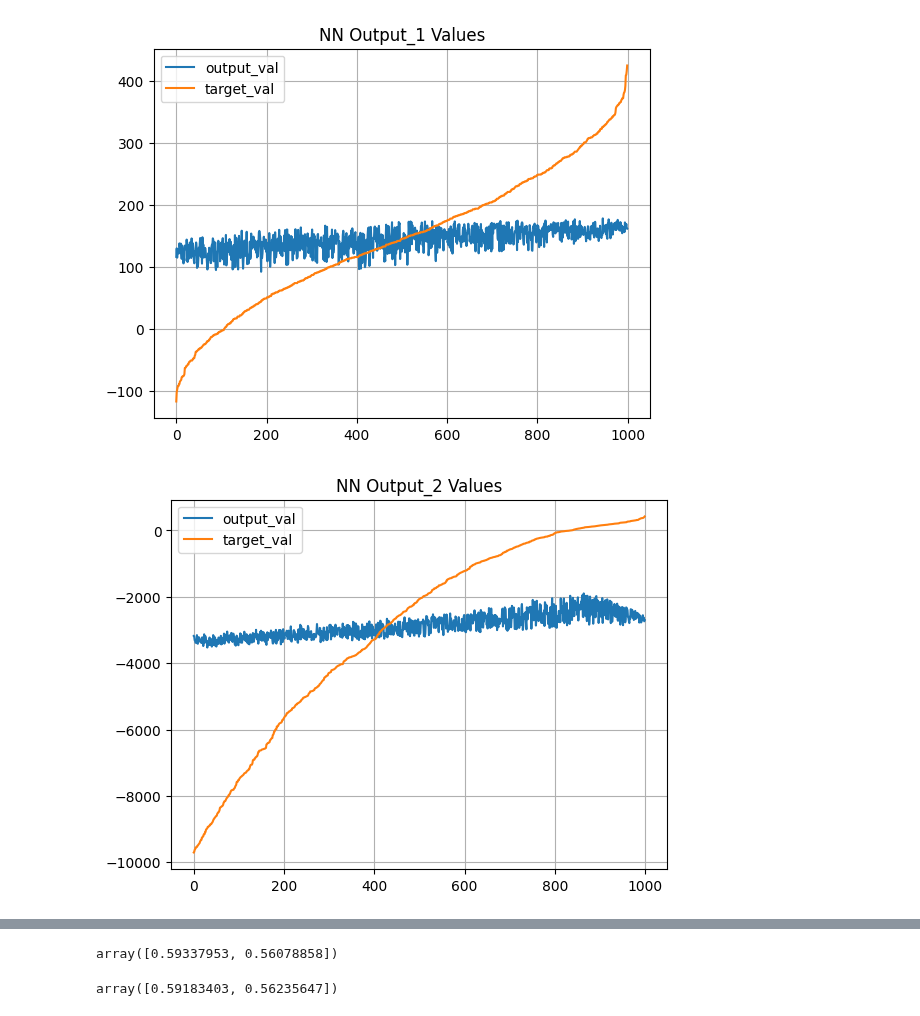
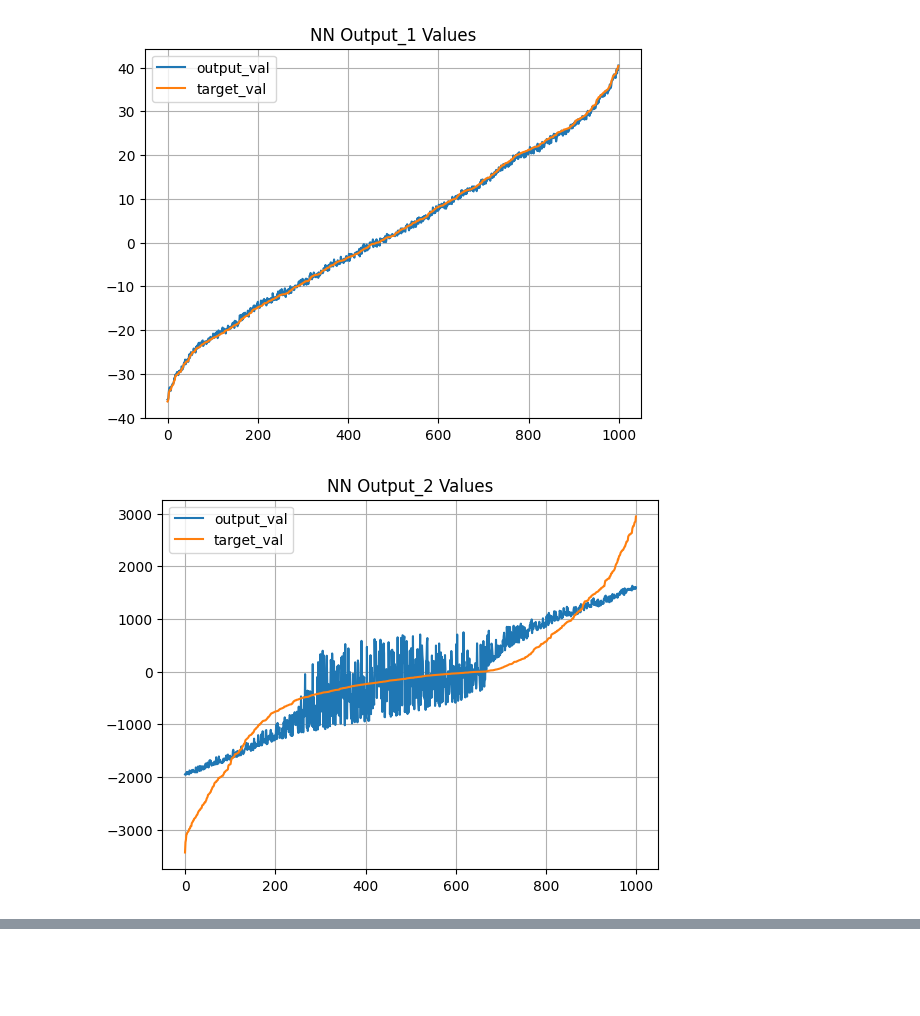
Before and after one commit to JacopoRaffi/ML_Proj_NN, a Jupyter notebook: notebook/nn_test_complex.ipynb, the cells around one changed output, grey strips where cells are left out. Saved outputs shown, nothing was run; the diff lists cells and outputs as text; code cells hidden in the pictures; blank space fills up the shorter version.

```diff
--- a/notebook/nn_test_complex.ipynb
+++ b/notebook/nn_test_complex.ipynb
@@ -37,2 +38,2 @@ topology_1
 # %%
-NN = NeuralNetwork(topology_1, -0.75, 0.75, True, RANDOM_STATE)
+NN = NeuralNetwork(topology, -0.75, 0.75, True, RANDOM_STATE)
@@ -61,8 +72,13 @@ tr.sample(10, random_state=RANDOM_STATE)
 # %%
 scaler_out = MinMaxScaler()
 scaler_in = MinMaxScaler()
-scaler_in.fit(tr.values[:,:tr_input])
-scaler_out.fit(tr.values[:,tr_input:])
-tr_normalized = np.empty((len_dataset, tr_output+tr_input))
-tr_normalized[:,:tr_input] = scaler_in.transform(tr.values[:,:tr_input])
-tr_normalized[:,tr_input:] = scaler_out.transform(tr.values[:,tr_input:])
+scaler_in.fit(tr_df.values[:,:TR_INPUT])
+scaler_out.fit(tr_df.values[:,TR_INPUT:])
+
+tr_normalized = np.empty((len_training, TR_OUTPUT+TR_INPUT))
+tr_normalized[:,:TR_INPUT] = scaler_in.transform(tr_df.values[:,:TR_INPUT])
+tr_normalized[:,TR_INPUT:] = scaler_out.transform(tr_df.values[:,TR_INPUT:])
+
+val_normalized = np.empty((len_validation, TR_OUTPUT+TR_INPUT))
+val_normalized[:,:TR_INPUT] = scaler_in.transform(val_df.values[:,:TR_INPUT])
+val_normalized[:,TR_INPUT:] = scaler_out.transform(val_df.values[:,TR_INPUT:])
@@ -79,14 +88,15 @@ array([[0.53535354, 0.93939394, 0.01010101, 0.54428044, 0.12279247],
 # %%
-training_set = tr.values
+training_set = tr_df.values
+validation_set = val_df.values
 
-batch_size = int(len_dataset/10)
+batch_size = 100
 max_epochs = 1000
-error_decrease_tolerance = 0.000001
-patience = 10
+error_decrease_tolerance = 0.0001
+patience = 5
 
 learning_rate = 0.01/batch_size
 lambda_tikhonov = 0
 alpha_momentum = 0
 
-stats = NN.train_2(tr_normalized, batch_size, max_epochs, error_decrease_tolerance, patience,
+stats = NN.train(tr_normalized, val_normalized, batch_size, max_epochs, error_decrease_tolerance, patience,
                    learning_rate, lambda_tikhonov, alpha_momentum)
@@ -119,0 +103,3 @@ array([[  165.47066156, -3284.64301717],
+# %%
+tr_predictions_normalized = NN.predict_array(tr_normalized[:,:TR_INPUT])
+tr_predictions = scaler_out.inverse_transform(tr_predictions_normalized)
@@ -170,9 +206,9 @@ for unit_index in stats['units_weights'].keys():
 # %%
-for i in range(tr_output):
-    sorted_order = training_set[:, tr_input + i].argsort()
-    multy_plot([predictions[sorted_order][:,i] , training_set[sorted_order][:,tr_input + i]],
+for i in range(TR_INPUT):
+    sorted_order = training_set[:, TR_INPUT + i].argsort()
+    multy_plot([tr_predictions[sorted_order][:,i] , training_set[sorted_order][:,TR_INPUT + i]],
                 ['output_val', 'target_val'],
                 'NN Output_' + str(i + 1) +  ' Values')
 # %% [output]
-[figure, old version]
+[figure, new version]
-[figure, old version]
+[figure, new version]
@@ -179,8 +215,0 @@ for i in range(tr_output):
-# %%
-NN.predict(np.array([10,20,30]))
-# %% [output]
-array([0.59337953, 0.56078858])
-# %%
-NN.predict(np.array([50,-20,1]))
-# %% [output]
-array([0.59183403, 0.56235647])
```
Also changed, not shown: parts of 33 cells of this notebook, 3 other files.
